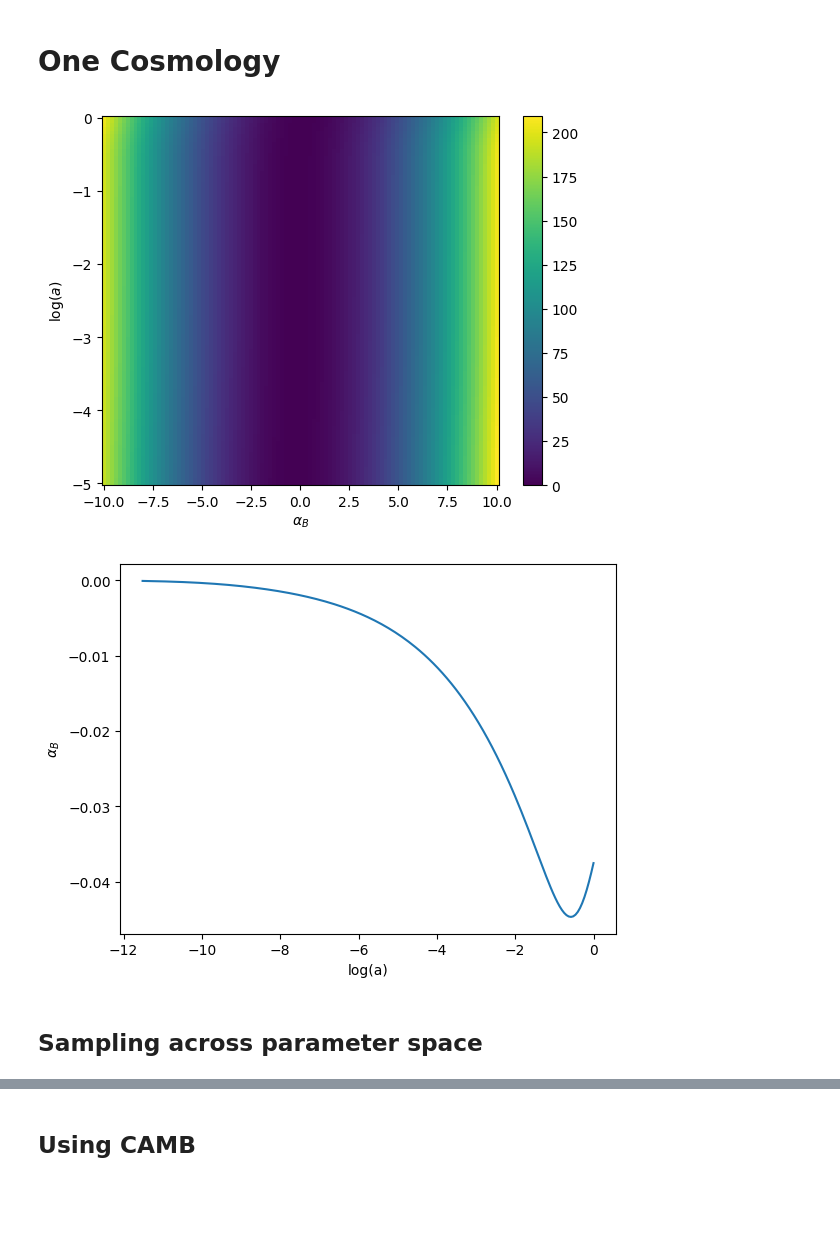
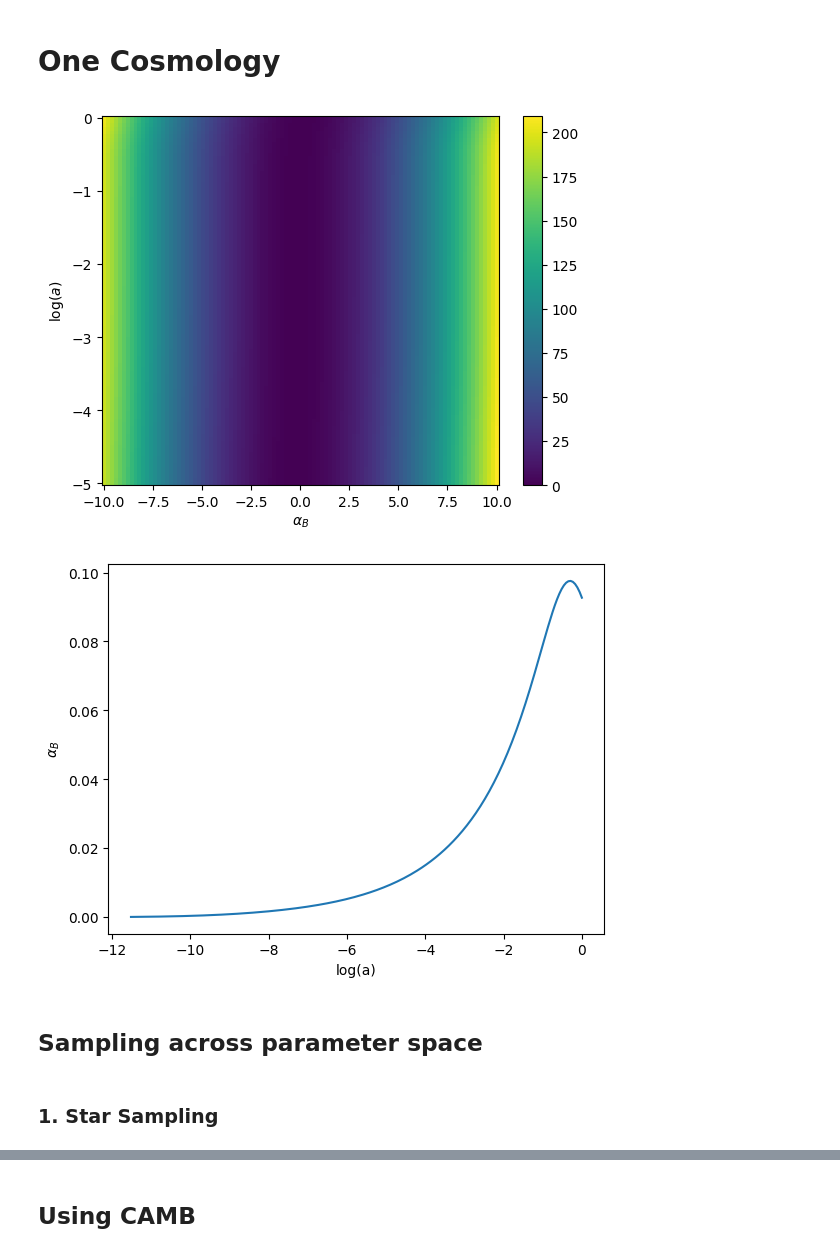
Before and after one commit to joaoreboucas1/cs2-project, a Jupyter notebook: analysis/cs2_alpha_b.ipynb, the cells around one changed output, grey strips where cells are left out. Drawn from its saved outputs; the diff is of its cells as text; code cells hidden in the pictures; blank space fills up the shorter version.

```diff
--- a/analysis/cs2_alpha_b.ipynb
+++ b/analysis/cs2_alpha_b.ipynb
@@ -111,29 +111,31 @@ def study_alpha_B(alpha_K, cs2, omega_m, w0, wa, alpha_B_init):
 # %%
 reference_cosmo = {
     "omega_m": 0.3,
     "w0": -1,
     "wa": 0,
     "cs2": 1,
-    "alpha_K": 0,
-    "alpha_B_init": -1e-4
+    "alpha_K": 1e-4,
+    "alpha_B_init": 0
 }
 derivs, loga, alpha_B = study_alpha_B(**reference_cosmo)
 plt.pcolormesh(alpha_B, loga, derivs)
 plt.xlabel("$\\alpha_B$")
 plt.ylabel("$\\log(a)$")
 plt.colorbar()
 plt.show()
 
 result = solve_alpha_B(**reference_cosmo, method="euler")
 plt.plot(result[1], result[0])
 plt.xlabel("log(a)")
 plt.ylabel("$\\alpha_B$")
 plt.savefig("plots/alpha_B_solution.pdf")
 # %% [output]
 [figure]
-[figure, old version]
+[figure, new version]
 # %% [markdown]
 ## Sampling across parameter space
+# %% [markdown]
+### 1. Star Sampling
 # %%
 grids = {
     "omega_m": np.linspace(0.2, 0.4, 10),
```
Also changed, not shown: parts of 5 cells of this notebook, 8 other files.
